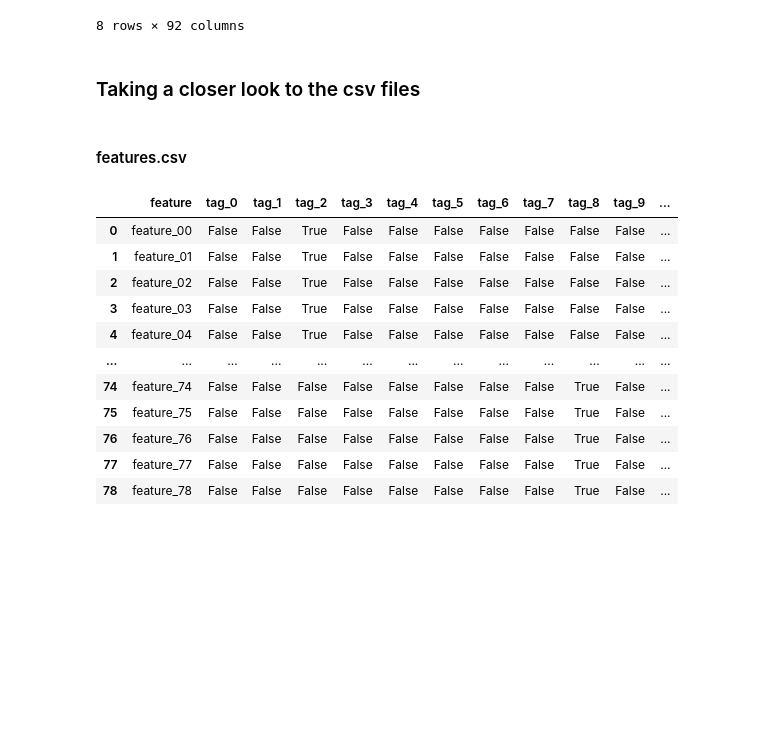
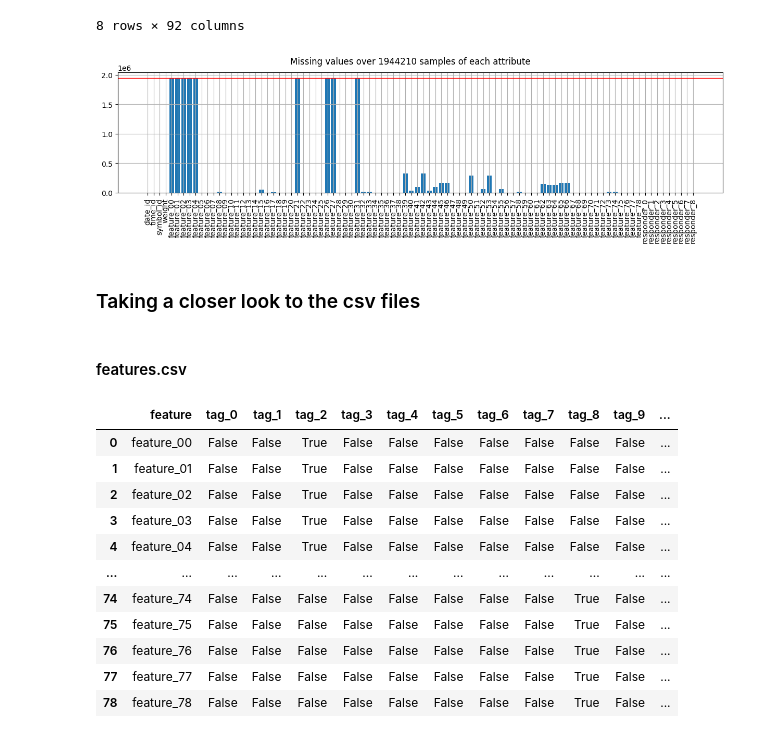
Before and after one commit to M1cW/js_market_forecast, a Jupyter notebook: main.ipynb, the cells around one changed output. Cells and saved outputs as stored; diff of their text form; code cells hidden in the pictures; blank space fills up the shorter version.

```diff
--- a/main.ipynb
+++ b/main.ipynb
@@ -63,6 +63,18 @@ part_0_data.describe()
 | 75% | 1.360000e+02 | 6.360000e+02 | 1.700000e+01 | 2.393846e+00 | NaN | NaN | NaN | NaN | NaN | ... |
 | max | 1.690000e+02 | 8.480000e+02 | 3.800000e+01 | 6.011999e+00 | NaN | NaN | NaN | NaN | NaN | ... |
 8 rows × 92 columns
+# %%
+NaN_value_count=part_0_data.isna().sum()
+
+plt.figure(figsize=(15,3))
+plt.bar(x=part_0_data.columns, height=NaN_value_count)
+plt.suptitle(f"Missing values over {part_0_data.shape[0]} samples of each attribute")
+plt.axhline(y=part_0_data.shape[0], color="red", linewidth=1)
+plt.xticks(rotation=90)
+plt.grid()
+plt.show()
+# %% [output]
+[figure, added]
 # %% [markdown]
 ### Taking a closer look to the csv files
 # %% [markdown]
```
Also changed, not shown: parts of 2 cells of this notebook, 1 other file.
